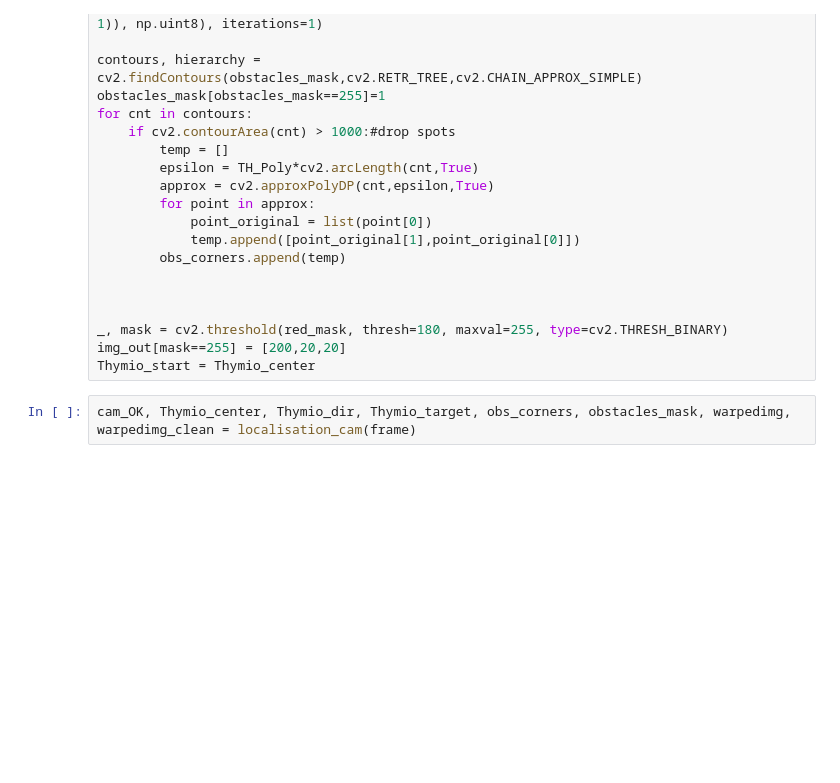
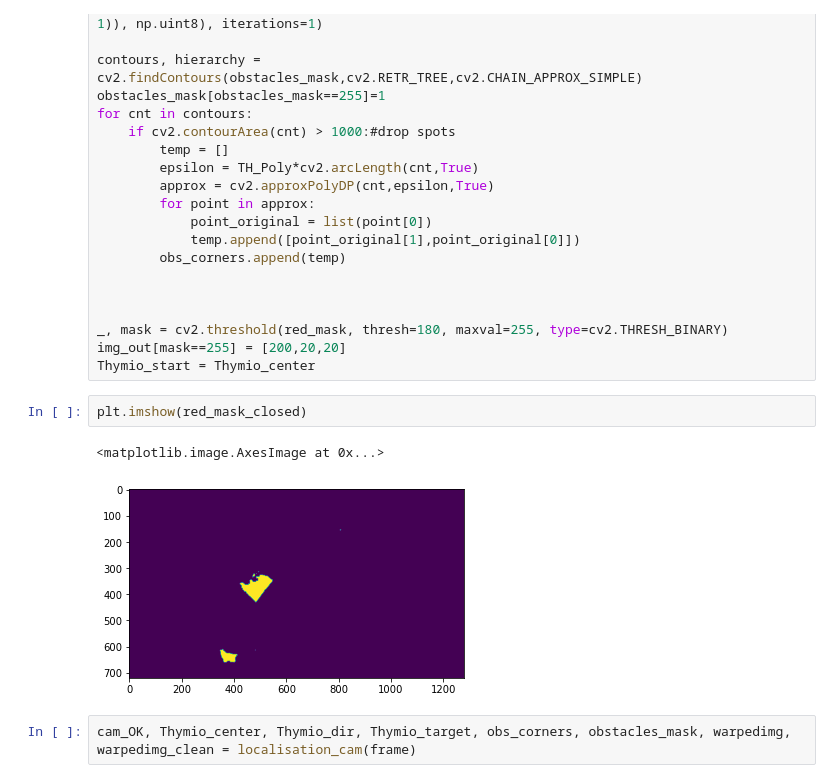
Before and after one commit to hmiranda-queiros/Thymio_Project, a Jupyter notebook: Obstacle Bondary.ipynb, the cells around one changed output. Drawn from its saved outputs; the diff is of its cells as text; blank space fills up the shorter version.

```diff
--- a/Obstacle Bondary.ipynb
+++ b/Obstacle Bondary.ipynb
@@ -156,6 +156,11 @@ for cnt in contours:
 _, mask = cv2.threshold(red_mask, thresh=180, maxval=255, type=cv2.THRESH_BINARY)
 img_out[mask==255] = [200,20,20]
 Thymio_start = Thymio_center
+# %%
+plt.imshow(red_mask_closed)
+# %% [output]
+<matplotlib.image.AxesImage at 0x...>
+[figure, added]
 # %%
 cam_OK, Thymio_center, Thymio_dir, Thymio_target, obs_corners, obstacles_mask, warpedimg, warpedimg_clean = localisation_cam(frame)
 # %% [output]
```
Also changed, not shown: parts of 3 cells of this notebook, 9 other files.
